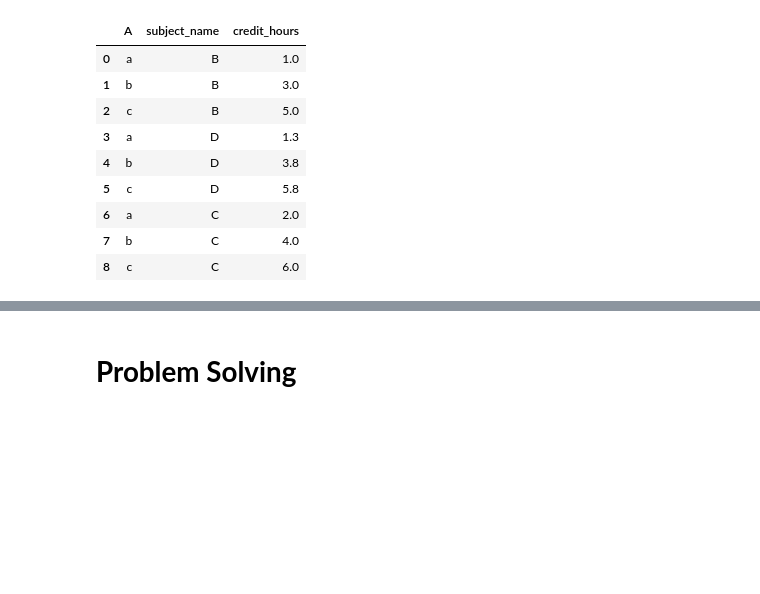
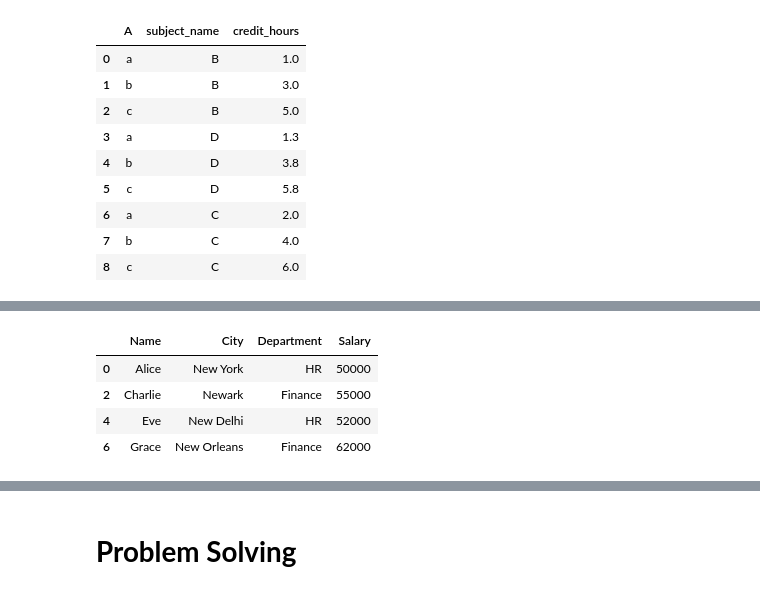
Before and after one commit to coderzaman/Data-Analysis-With-Pandas, a Jupyter notebook: Data_Analysis_With_Pandas.ipynb, the cells around one changed output, grey strips where cells are left out. Cells and saved outputs as stored; diff of their text form; code cells hidden in the pictures; blank space fills up the shorter version.

```diff
--- a/Data_Analysis_With_Pandas.ipynb
+++ b/Data_Analysis_With_Pandas.ipynb
@@ -2750,0 +3097,12 @@ df.melt(id_vars=['A'], value_vars=['B','D', 'C'], var_name='subject_name', value
+# %%
+# But when we try with lowercase new it show nothing cause case sensititve
+df.loc[df["City"].str.contains("new")]
+
+# In this case we false the case of contain function
+df.loc[df["City"].str.contains("new", case=False)]
+# %% [output]
+|  | Name | City | Department | Salary |
+| 0 | Alice | New York | HR | 50000 |
+| 2 | Charlie | Newark | Finance | 55000 |
+| 4 | Eve | New Delhi | HR | 52000 |
+| 6 | Grace | New Orleans | Finance | 62000 |
```
Also changed, not shown: parts of 9 cells of this notebook.
